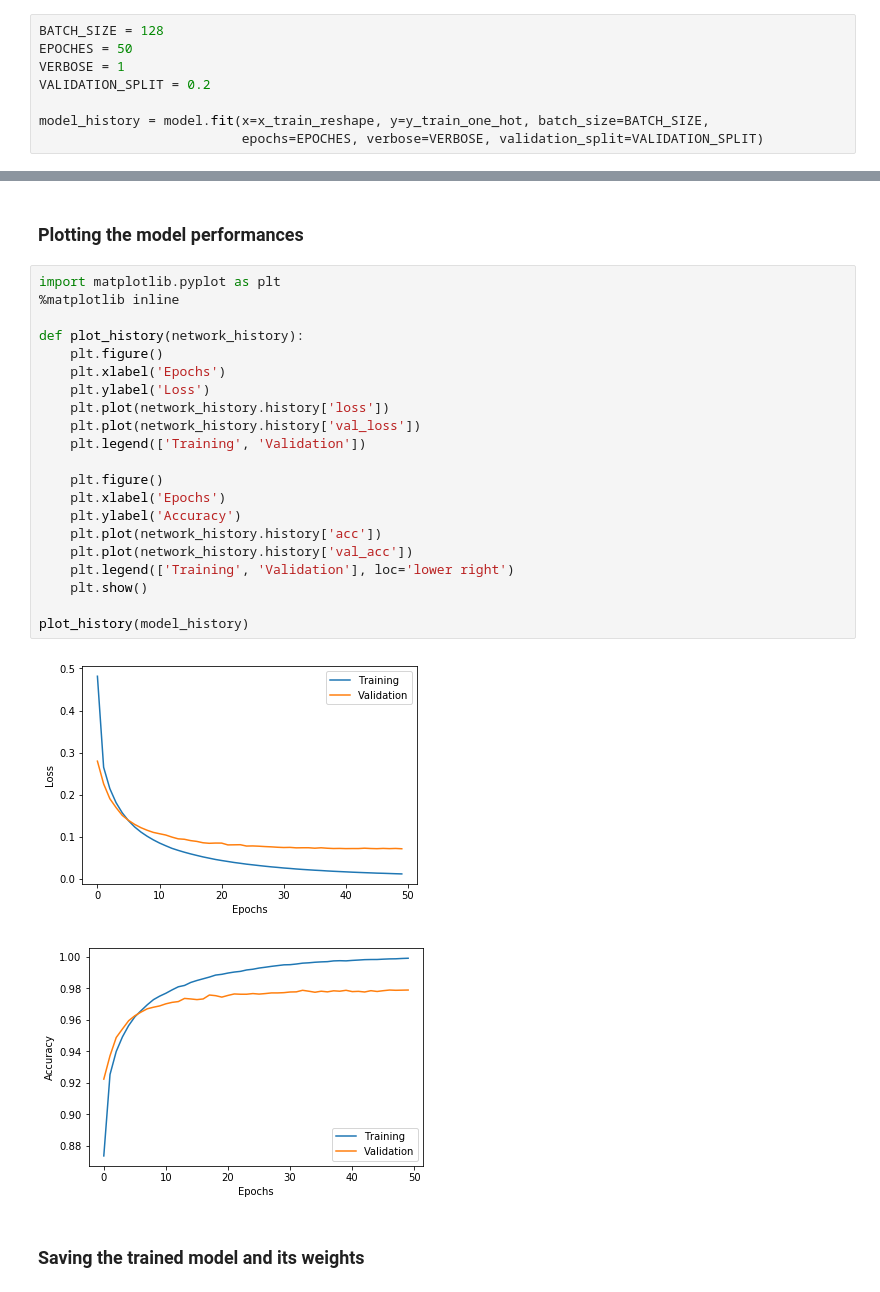
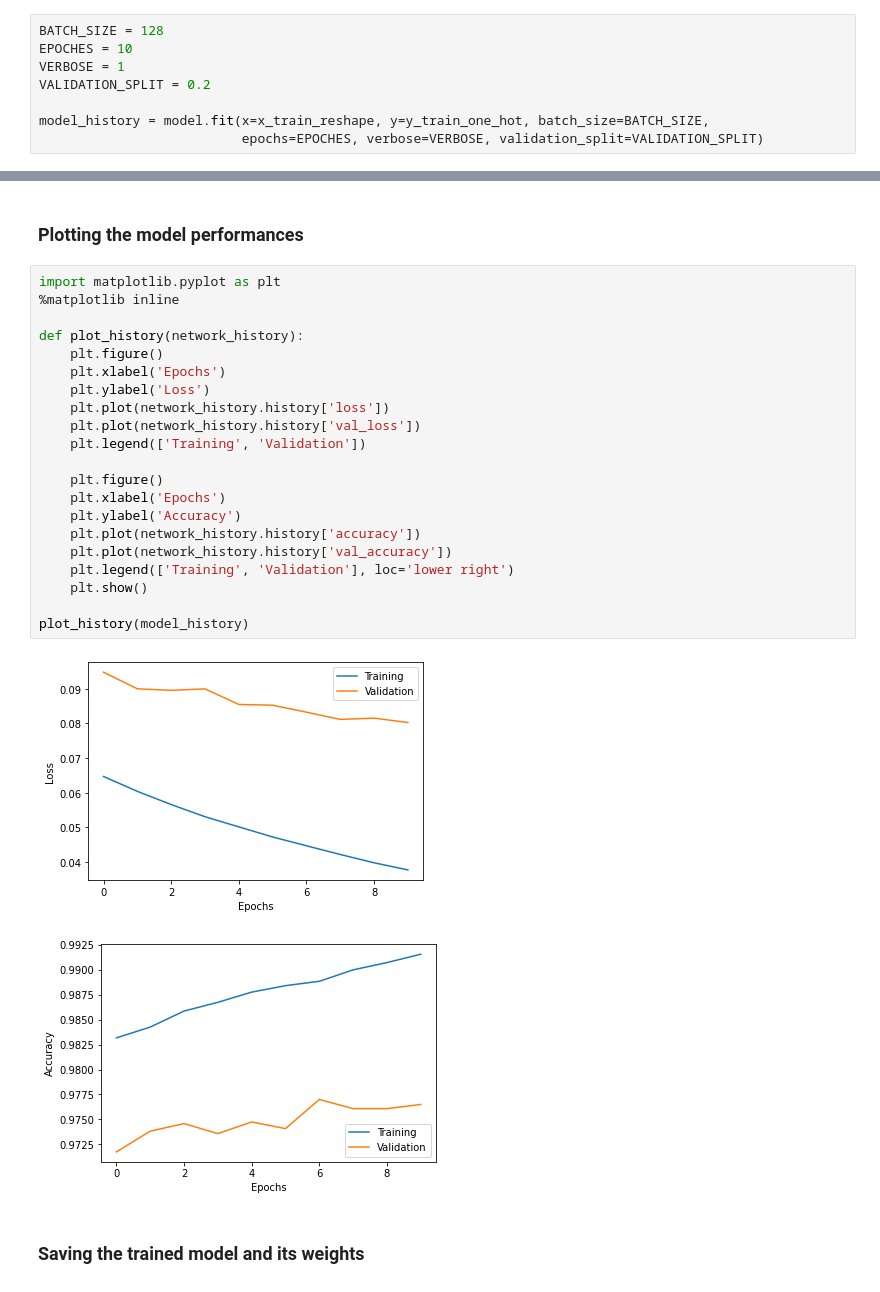
Before and after one commit to tgi25/home, a Jupyter notebook: mlp_mnist_v1.ipynb, the cells around one changed output, grey strips where cells are left out. Saved outputs shown, nothing was run; the diff lists cells and outputs as text.

```diff
--- a/mlp_mnist_v1.ipynb
+++ b/mlp_mnist_v1.ipynb
@@ -108,7 +110,7 @@ model.compile(optimizer=OPTIMIZER, loss='categorical_crossentropy', metrics=['ac
 ### Fitting the model
 # %%
 BATCH_SIZE = 128
-EPOCHES = 50
+EPOCHES = 10
 VERBOSE = 1
 VALIDATION_SPLIT = 0.2
 
@@ -154,27 +160,27 @@ True class =  7 Predicted class =  7
 # %%
 import matplotlib.pyplot as plt
 %matplotlib inline
 
 def plot_history(network_history):
     plt.figure()
     plt.xlabel('Epochs')
     plt.ylabel('Loss')
     plt.plot(network_history.history['loss'])
     plt.plot(network_history.history['val_loss'])
     plt.legend(['Training', 'Validation'])
 
     plt.figure()
     plt.xlabel('Epochs')
     plt.ylabel('Accuracy')
-    plt.plot(network_history.history['acc'])
-    plt.plot(network_history.history['val_acc'])
+    plt.plot(network_history.history['accuracy'])
+    plt.plot(network_history.history['val_accuracy'])
     plt.legend(['Training', 'Validation'], loc='lower right')
     plt.show()
 
 plot_history(model_history)
 # %% [output]
-[figure, old version]
+[figure, new version]
-[figure, old version]
+[figure, new version]
 # %% [markdown]
 ### Saving the trained model and its weights
 # %%
```
Also changed, not shown: parts of 7 cells of this notebook.
